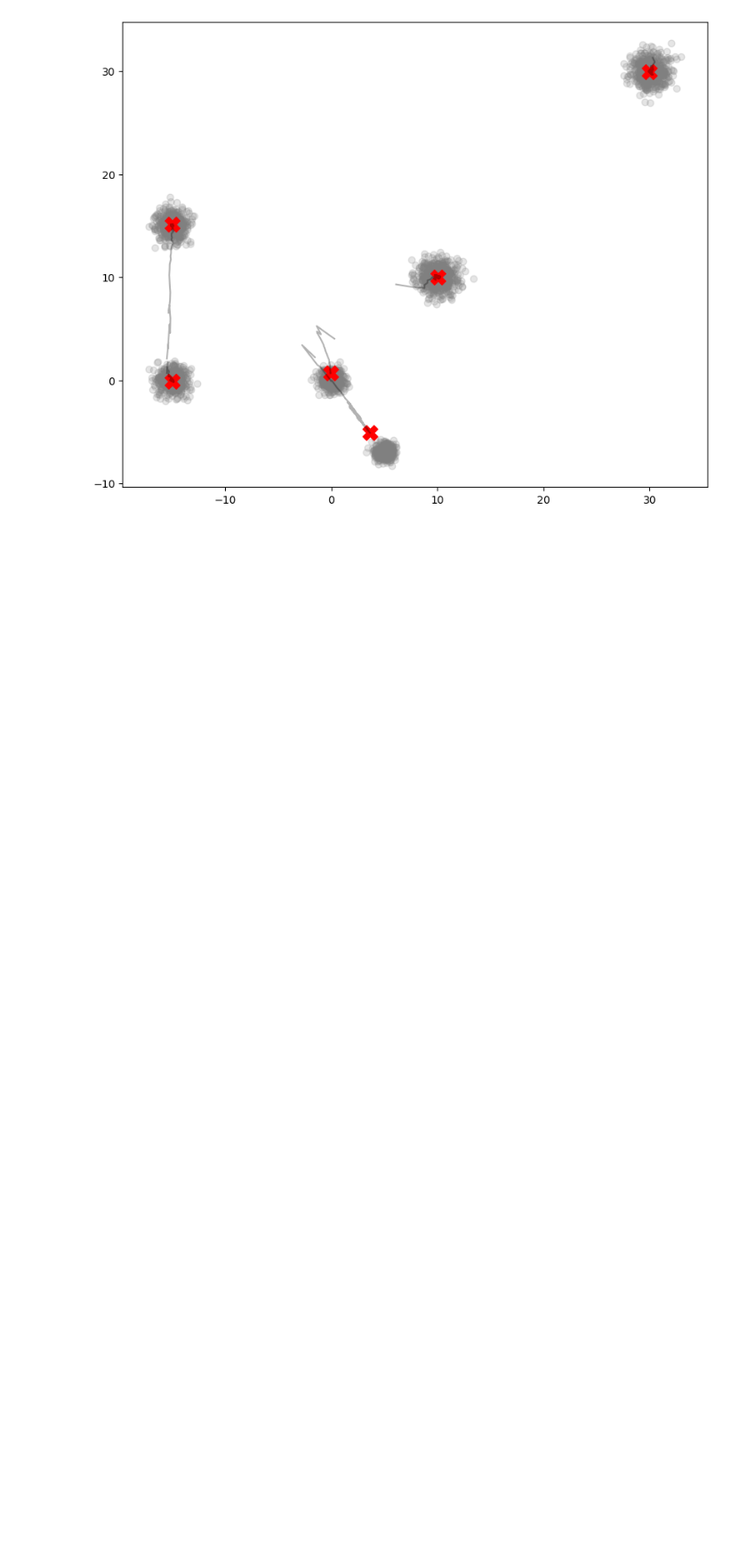
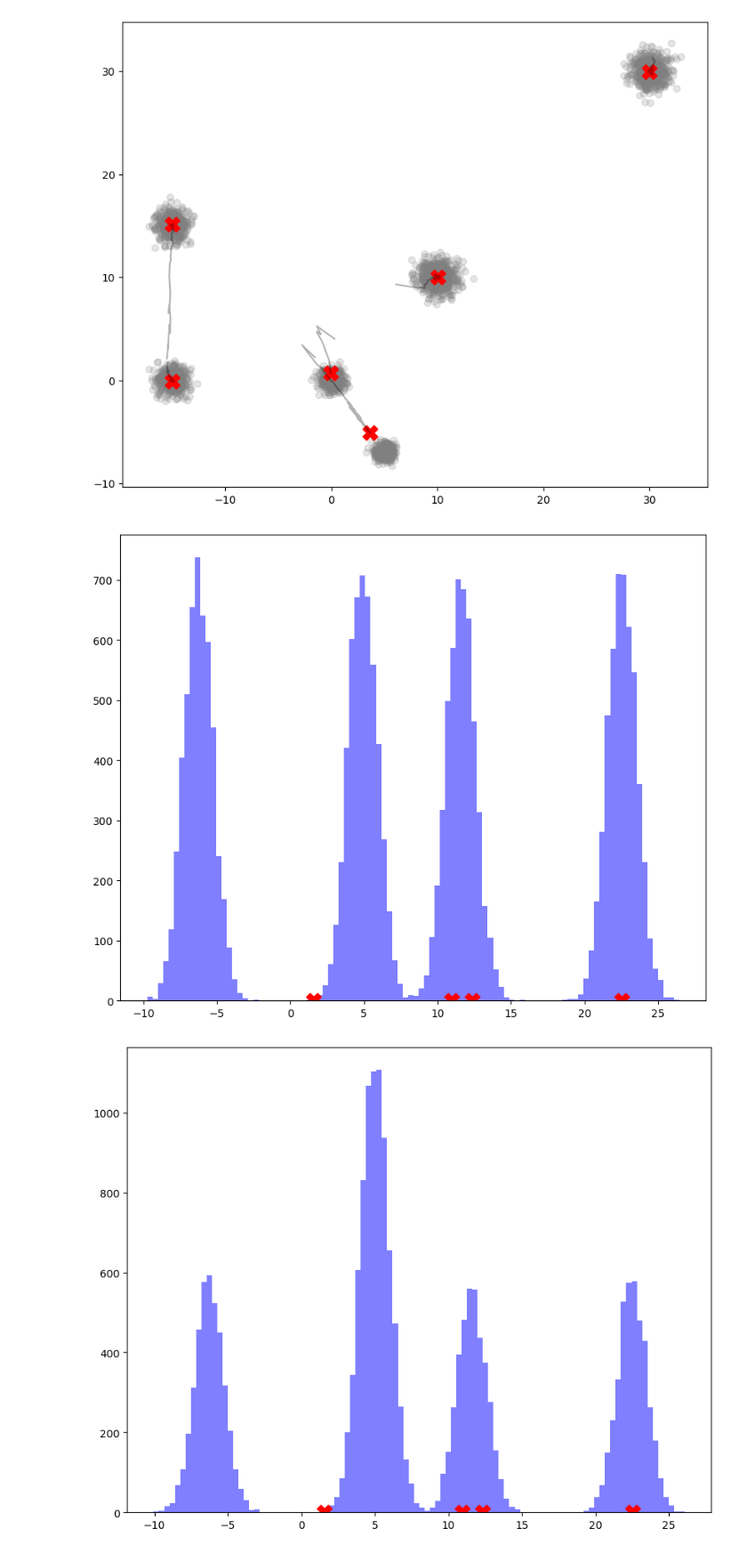
Before and after one commit to arnifreyrm/Online-GMM, a Jupyter notebook: stepwise_EM.ipynb, the cells around one changed output. Shown at 89% size. Saved outputs shown, nothing was run; the diff lists cells and outputs as text; code cells hidden in the pictures; blank space fills up the shorter version.

Commit message:
drawing graphs

```diff
--- a/stepwise_EM.ipynb
+++ b/stepwise_EM.ipynb
@@ -230,0 +235,31 @@ for k in range(n_components):
+# %%
+X_shift_add = np.load('./dataset/dist_shift_add_gaus.npy')
+# %%
+n_components = 4
+n_features = 1
+
+gen = data_generator(X_shift_add)
+n_iterations = n_samples - n_components
+alpha = 0.5
+random_state = 42
+
+pi, mu_k, sigma_k, history_mu = online_gmm(gen, n_components, n_features,
+                                           n_iterations, alpha, random_state)
+
+plt.figure(figsize=(10, 8))
+
+# plot 1d data with histogram
+plt.hist(X_shift_add[:len(X_shift_add)//2], bins=100, color='blue', alpha=0.5)
+
+# plot final cluster centers as points on the axis
+plt.scatter(mu_k, np.zeros_like(mu_k), c='red', s=200, marker='X', label='Final Centers')
+
+plt.show();
+
+plt.figure(figsize=(10, 8))
+plt.hist(X_shift_add[len(X_shift_add)//2:], bins=100, color='blue', alpha=0.5)
+plt.scatter(mu_k, np.zeros_like(mu_k), c='red', s=200, marker='X', label='Final Centers')
+plt.show();
+# %% [output]
+[figure, added]
+[figure, added]
```
Also changed, not shown: parts of 2 cells of this notebook.
